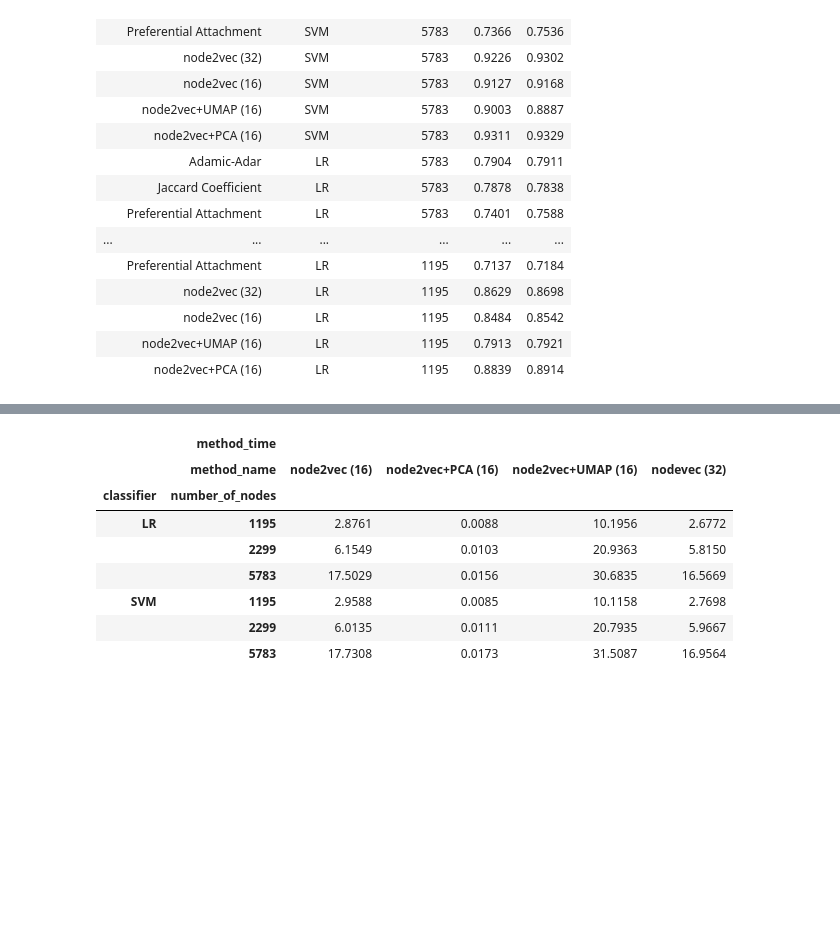
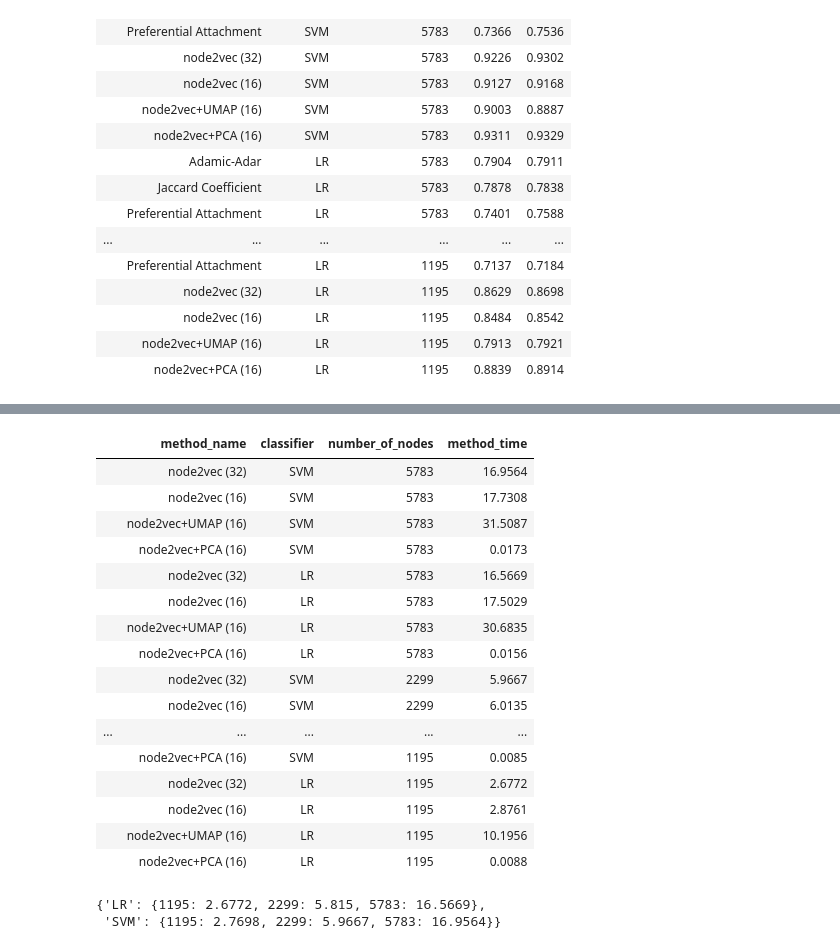
Before and after one commit to grzegorzborkowski/umap_node2vec_linkprediction, a Jupyter notebook: Plots.ipynb, the cells around one changed output, grey strips where cells are left out. Drawn from its saved outputs; the diff is of its cells as text; code cells hidden in the pictures; blank space fills up the shorter version.

```diff
--- a/Plots.ipynb
+++ b/Plots.ipynb
@@ -107,0 +109,20 @@ plt.show()
+# %%
+time
+# %% [output]
+|  | method_name | classifier | number_of_nodes | method_time |
+|  | node2vec (32) | SVM | 5783 | 16.9564 |
+|  | node2vec (16) | SVM | 5783 | 17.7308 |
+|  | node2vec+UMAP (16) | SVM | 5783 | 31.5087 |
+|  | node2vec+PCA (16) | SVM | 5783 | 0.0173 |
+|  | node2vec (32) | LR | 5783 | 16.5669 |
+|  | node2vec (16) | LR | 5783 | 17.5029 |
+|  | node2vec+UMAP (16) | LR | 5783 | 30.6835 |
+|  | node2vec+PCA (16) | LR | 5783 | 0.0156 |
+|  | node2vec (32) | SVM | 2299 | 5.9667 |
+|  | node2vec (16) | SVM | 2299 | 6.0135 |
+| ... | ... | ... | ... | ... |
+|  | node2vec+PCA (16) | SVM | 1195 | 0.0085 |
+|  | node2vec (32) | LR | 1195 | 2.6772 |
+|  | node2vec (16) | LR | 1195 | 2.8761 |
+|  | node2vec+UMAP (16) | LR | 1195 | 10.1956 |
+|  | node2vec+PCA (16) | LR | 1195 | 0.0088 |
@@ -107,0 +137,15 @@ plt.show()
+# %%
+# Save base node2vec (32) execution times into a dictionary
+
+node2vec_dict = {}
+classifiers = ['LR', 'SVM']
+nodes = [1195, 2299, 5783]
+for c in classifiers:
+    node2vec_dict[c] = {}
+    for n in nodes:
+        node2vec_dict[c][n] = find_node2vec_val(c,n)
+
+node2vec_dict
+# %% [output]
+{'LR': {1195: 2.6772, 2299: 5.815, 5783: 16.5669},
+ 'SVM': {1195: 2.7698, 2299: 5.9667, 5783: 16.9564}}
@@ -108,13 +165,3 @@ plt.show()
 # %%
-df_time = time.groupby(['method_name','classifier','number_of_nodes']).apply(lambda _df: _df.method_time).unstack(0)
-df_time
+df_time = time.groupby(['method_name','classifier','number_of_nodes']) \
+.apply(lambda x: return_final_time(x)).unstack(0)
-# %% [output]
-|  | method_time |  |  |  |  |
-|  | method_name | node2vec (16) | node2vec+PCA (16) | node2vec+UMAP (16) | nodevec (32) |
-| classifier | number_of_nodes |  |  |  |  |
-| LR | 1195 | 2.8761 | 0.0088 | 10.1956 | 2.6772 |
-|  | 2299 | 6.1549 | 0.0103 | 20.9363 | 5.8150 |
-|  | 5783 | 17.5029 | 0.0156 | 30.6835 | 16.5669 |
-| SVM | 1195 | 2.9588 | 0.0085 | 10.1158 | 2.7698 |
-|  | 2299 | 6.0135 | 0.0111 | 20.7935 | 5.9667 |
-|  | 5783 | 17.7308 | 0.0173 | 31.5087 | 16.9564 |
```
Also changed, not shown: parts of 8 cells of this notebook.
